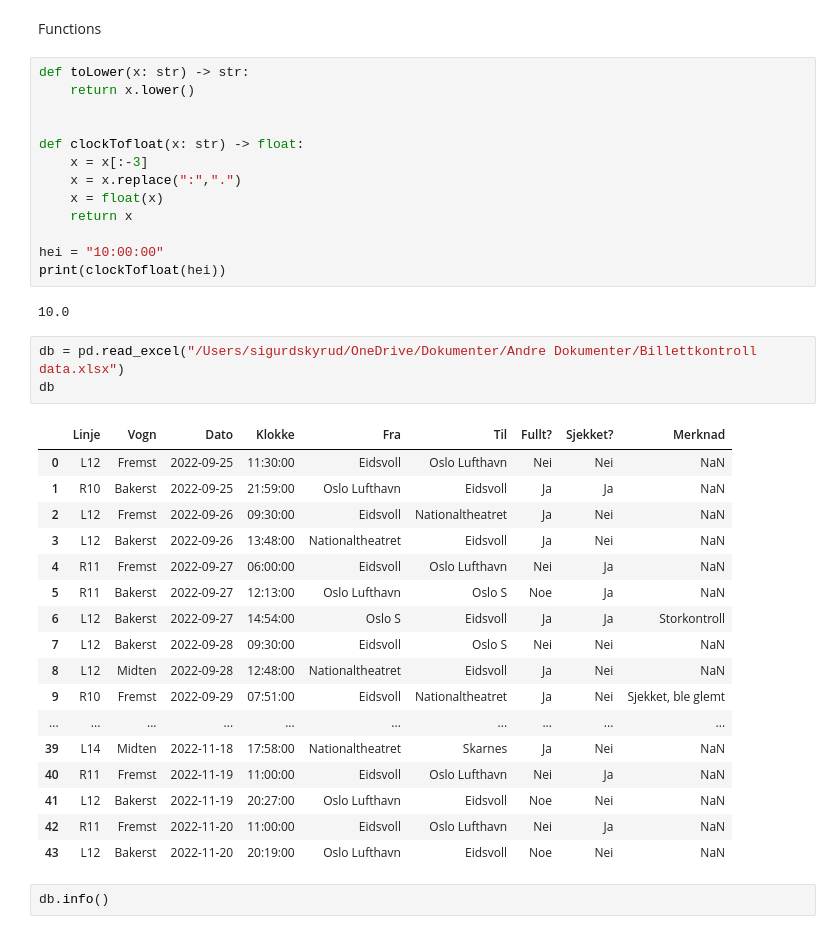
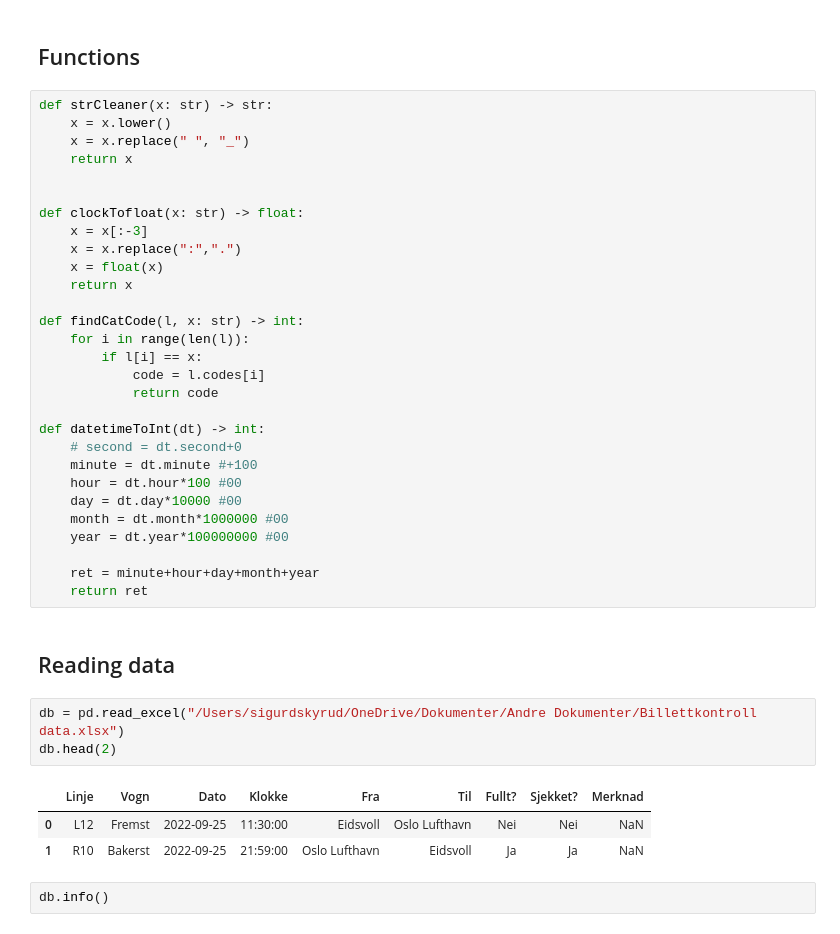
Before and after one commit to sigzug/Billettkontroll-AI, a Jupyter notebook: code.ipynb, the cells around one changed output. Saved outputs shown, nothing was run; the diff lists cells and outputs as text.

```diff
--- a/code.ipynb
+++ b/code.ipynb
@@ -10,42 +14,44 @@ from sklearn.metrics import f1_score
 import optuna as opt
-# %% [markdown]
-Functions
-# %%
-def toLower(x: str) -> str:
-    return x.lower()
-
-
-def clockTofloat(x: str) -> float:
-    x = x[:-3]
-    x = x.replace(":",".")
-    x = float(x)
-    return x
-
-hei = "10:00:00"
-print(clockTofloat(hei))
-# %% [output]
-10.0
+# %% [markdown]
+## Functions
+# %%
+def strCleaner(x: str) -> str:
+    x = x.lower()
+    x = x.replace(" ", "_")
+    return x
+
+
+def clockTofloat(x: str) -> float:
+    x = x[:-3]
+    x = x.replace(":",".")
+    x = float(x)
+    return x
+
+def findCatCode(l, x: str) -> int:
+    for i in range(len(l)):
+        if l[i] == x:
+            code = l.codes[i]
+            return code
+
+def datetimeToInt(dt) -> int:
+    # second = dt.second+0
+    minute = dt.minute #+100
+    hour = dt.hour*100 #00
+    day = dt.day*10000 #00
+    month = dt.month*1000000 #00
+    year = dt.year*100000000 #00
+
+    ret = minute+hour+day+month+year
+    return ret
+# %% [markdown]
+## Reading data
 # %%
 db = pd.read_excel("/Users/sigurdskyrud/OneDrive/Dokumenter/Andre Dokumenter/Billettkontroll data.xlsx")
-db
+db.head(2)
 # %% [output]
 |  | Linje | Vogn | Dato | Klokke | Fra | Til | Fullt? | Sjekket? | Merknad |
 | 0 | L12 | Fremst | 2022-09-25 | 11:30:00 | Eidsvoll | Oslo Lufthavn | Nei | Nei | NaN |
 | 1 | R10 | Bakerst | 2022-09-25 | 21:59:00 | Oslo Lufthavn | Eidsvoll | Ja | Ja | NaN |
-| 2 | L12 | Fremst | 2022-09-26 | 09:30:00 | Eidsvoll | Nationaltheatret | Ja | Nei | NaN |
-| 3 | L12 | Bakerst | 2022-09-26 | 13:48:00 | Nationaltheatret | Eidsvoll | Ja | Nei | NaN |
-| 4 | R11 | Fremst | 2022-09-27 | 06:00:00 | Eidsvoll | Oslo Lufthavn | Nei | Ja | NaN |
-| 5 | R11 | Bakerst | 2022-09-27 | 12:13:00 | Oslo Lufthavn | Oslo S | Noe | Ja | NaN |
-| 6 | L12 | Bakerst | 2022-09-27 | 14:54:00 | Oslo S | Eidsvoll | Ja | Ja | Storkontroll |
-| 7 | L12 | Bakerst | 2022-09-28 | 09:30:00 | Eidsvoll | Oslo S | Nei | Nei | NaN |
-| 8 | L12 | Midten | 2022-09-28 | 12:48:00 | Nationaltheatret | Eidsvoll | Ja | Nei | NaN |
-| 9 | R10 | Fremst | 2022-09-29 | 07:51:00 | Eidsvoll | Nationaltheatret | Ja | Nei | Sjekket, ble glemt |
-| ... | ... | ... | ... | ... | ... | ... | ... | ... | ... |
-| 39 | L14 | Midten | 2022-11-18 | 17:58:00 | Nationaltheatret | Skarnes | Ja | Nei | NaN |
-| 40 | R11 | Fremst | 2022-11-19 | 11:00:00 | Eidsvoll | Oslo Lufthavn | Nei | Ja | NaN |
-| 41 | L12 | Bakerst | 2022-11-19 | 20:27:00 | Oslo Lufthavn | Eidsvoll | Noe | Nei | NaN |
-| 42 | R11 | Fremst | 2022-11-20 | 11:00:00 | Eidsvoll | Oslo Lufthavn | Nei | Ja | NaN |
-| 43 | L12 | Bakerst | 2022-11-20 | 20:19:00 | Oslo Lufthavn | Eidsvoll | Noe | Nei | NaN |
 # %%
 db.info()
 # %% [output]
```
Also changed, not shown: parts of 41 cells of this notebook.
